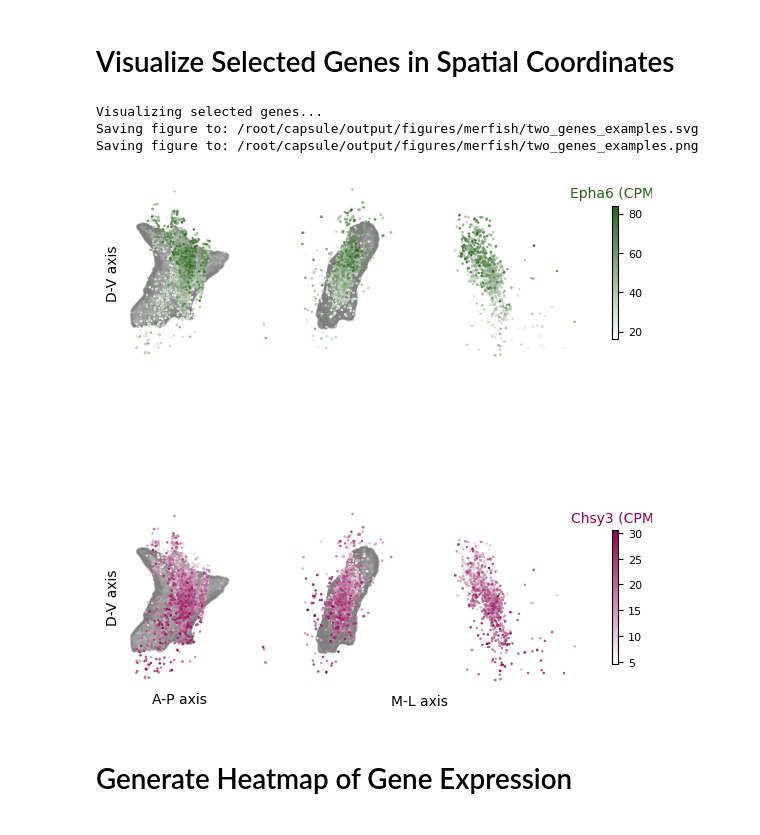
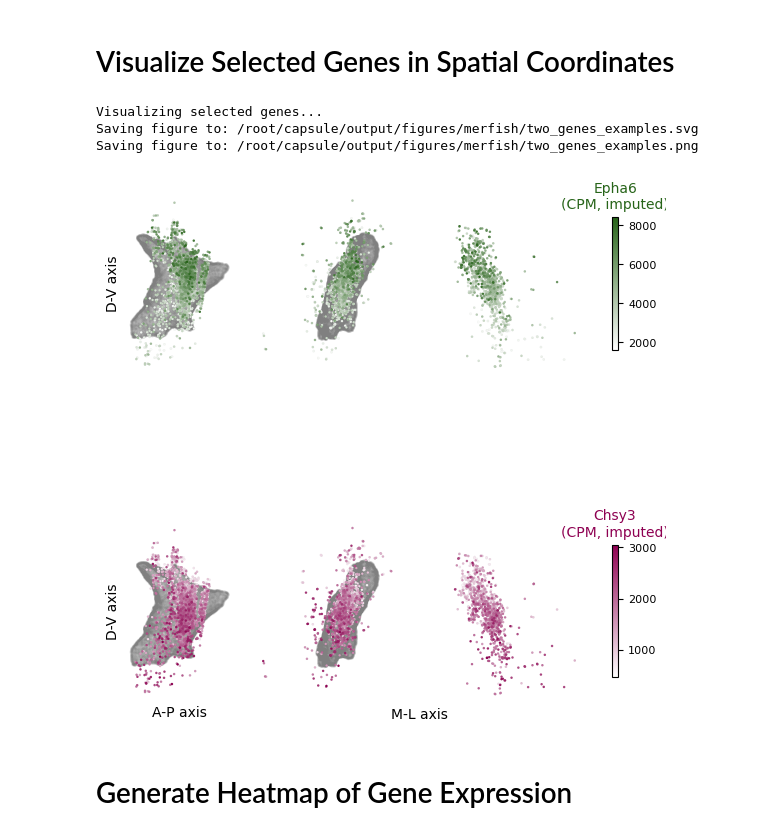
Before and after one commit to ShuonanChen/LCNE_transcriptomics, a Jupyter notebook: notebooks/merfish/plot_all_merfish_figs.ipynb, the cells around one changed output. Drawn from its saved outputs; the diff is of its cells as text; code cells hidden in the pictures.

```diff
--- a/notebooks/merfish/plot_all_merfish_figs.ipynb
+++ b/notebooks/merfish/plot_all_merfish_figs.ipynb
@@ -333,7 +339,7 @@ def plot_selected_genes(adata_mer, selected_genes, mesh, lowgenes, colors=None,
                                      direction='c', s=s, lw=0.01,scl_jitter=0.05, ascending=True, cmap =cmap_use)
         cbar = plt.colorbar(sca, ax=ax, shrink=0.3)
         cbar.ax.xaxis.set_label_position('top')
-        cbar.ax.set_xlabel(f"{gene} (CPM)", ha='center', va='bottom', color = col_use)
+        cbar.ax.set_xlabel(f"{gene} (per 1k)", ha='center', va='bottom', color = col_use)
         ax.set_xlabel("M-L axis") if k == len(selected_genes)-1 else ax.set_xlabel('')
         ax.invert_yaxis()
         ax.set_aspect('equal')
@@ -489,7 +495,7 @@ def plot_selected_genes(adata_imputed, selected_genes, mesh, colors=None, s=3):
         ax.scatter(mesh.vertices.T[0], mesh.vertices.T[1], c='gray', s=1, alpha=0.05)
         sca = plotting.scatter_with_jitter(ax,
                                      allspatial_j[plotorder],
-                                     cpm_scl*adata_imputed[plotorder, gene].X.toarray(),
+                                     CPM_SCL*adata_imputed[plotorder, gene].X.toarray(),
                                      direction='s', s=s, lw=0.01,scl_jitter=0.05, ascending=False, cmap =cmapnames[k])
         # sca = ax.scatter(
         #     adata_imputed.obsm['spatial'][plotorder, 0],
@@ -512,37 +518,37 @@ def plot_selected_genes(adata_imputed, selected_genes, mesh, colors=None, s=3):
         ax.scatter(mesh.vertices.T[2], mesh.vertices.T[1], c='gray', s=1, alpha=0.05)
         sca = plotting.scatter_with_jitter(ax,
                                      allspatial_j[plotorder],
-                                     cpm_scl*adata_imputed[plotorder, gene].X.toarray(),
+                                     CPM_SCL*adata_imputed[plotorder, gene].X.toarray(),
                                      direction='c', s=s, lw=0.01,scl_jitter=0.05, ascending=False, cmap =cmapnames[k])
         # sca = ax.scatter(
         #     adata_imputed.obsm['spatial'][plotorder, 2],
         #     adata_imputed.obsm['spatial'][plotorder, 1],
         #     cmap=cmapnames[k], s=s, edgecolor='k', linewidth=0.05,
         #     c=cpm_scl*adata_imputed[plotorder, gene].X.toarray()
         # )
         cbar = plt.colorbar(sca, ax=ax, shrink=0.3)
         cbar.ax.xaxis.set_label_position('top')
-        cbar.ax.set_xlabel(f"{gene} (CPM)", ha='center', va='bottom', color=colors[k])
+        cbar.ax.set_xlabel(f"{gene}\n(CPM, imputed)", ha='center', va='bottom', color=colors[k])
         ax.set_xlabel("M-L axis") if k == len(selected_genes)-1 else ax.set_xlabel('')
         ax.invert_yaxis()
         ax.set_aspect('equal')
         ax.set_xticks([])
         ax.set_yticks([])
         for spine in ax.spines.values():
             spine.set_visible(False)
     fig.tight_layout()
     return fig
 
 print("Visualizing selected genes...")
 selected_genes = ['Epha6', 'Chsy3']
 fig = plot_selected_genes(adata_mer_imputed, selected_genes, mesh)
 save_figure("two_genes_examples")
 plt.show()
 # %% [output]
 Visualizing selected genes...
 Saving figure to: /root/capsule/output/figures/merfish/two_genes_examples.svg
 Saving figure to: /root/capsule/output/figures/merfish/two_genes_examples.png
-[figure, old version]
+[figure, new version]
 # %% [markdown]
 # Generate Heatmap of Gene Expression
 # %%
```
Also changed, not shown: parts of 8 cells of this notebook, 6 other files.
